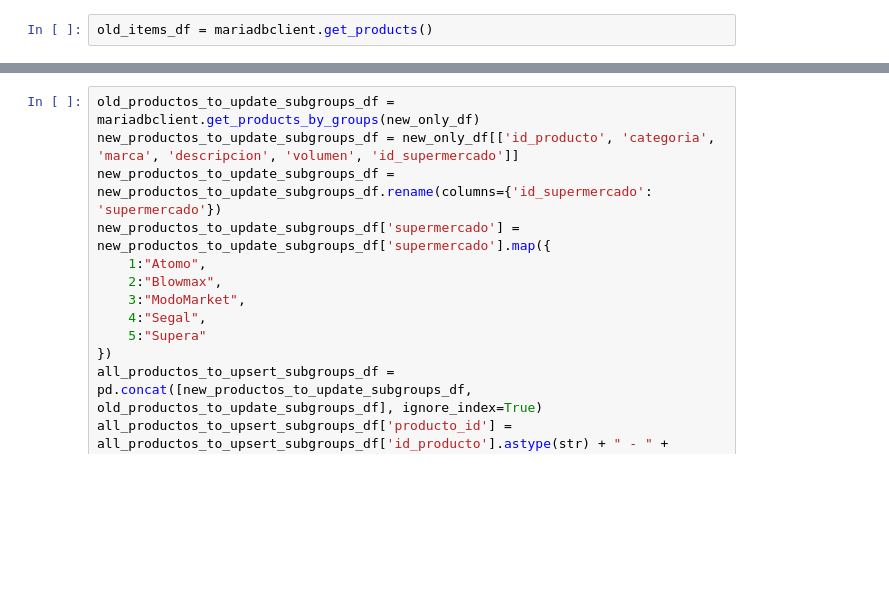
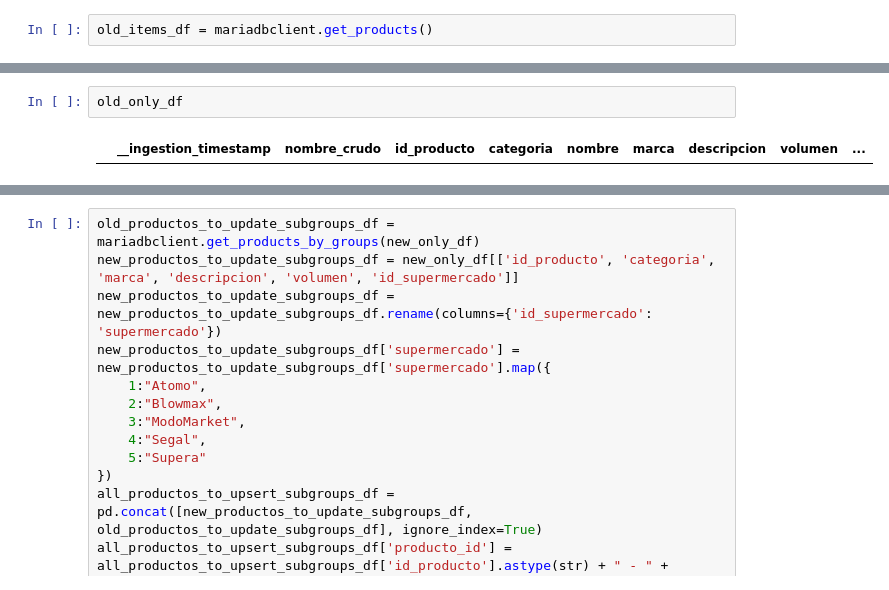
Before and after one commit to martingreyes/TIF-Reyes, a Jupyter notebook: CronJob/Notebooks/prueba_gemini.ipynb, the cells around one changed output, grey strips where cells are left out. Cells and saved outputs as stored; diff of their text form; blank space fills up the shorter version.

```diff
--- a/CronJob/Notebooks/prueba_gemini.ipynb
+++ b/CronJob/Notebooks/prueba_gemini.ipynb
@@ -48,4 +58,8 @@ Productos ya existentes: 1205
 Productos ya no existentes: 0
+# %%
+old_only_df
+# %% [output]
+|  | __ingestion_timestamp | nombre_crudo | id_producto | categoria | nombre | marca | descripcion | volumen | ... |
 # %%
 mariadbclient.delete_products(old_only_df)
 print("Se eliminaron ",len(old_only_df), " productos")
```
Also changed, not shown: parts of 15 cells of this notebook, 6 other files.
